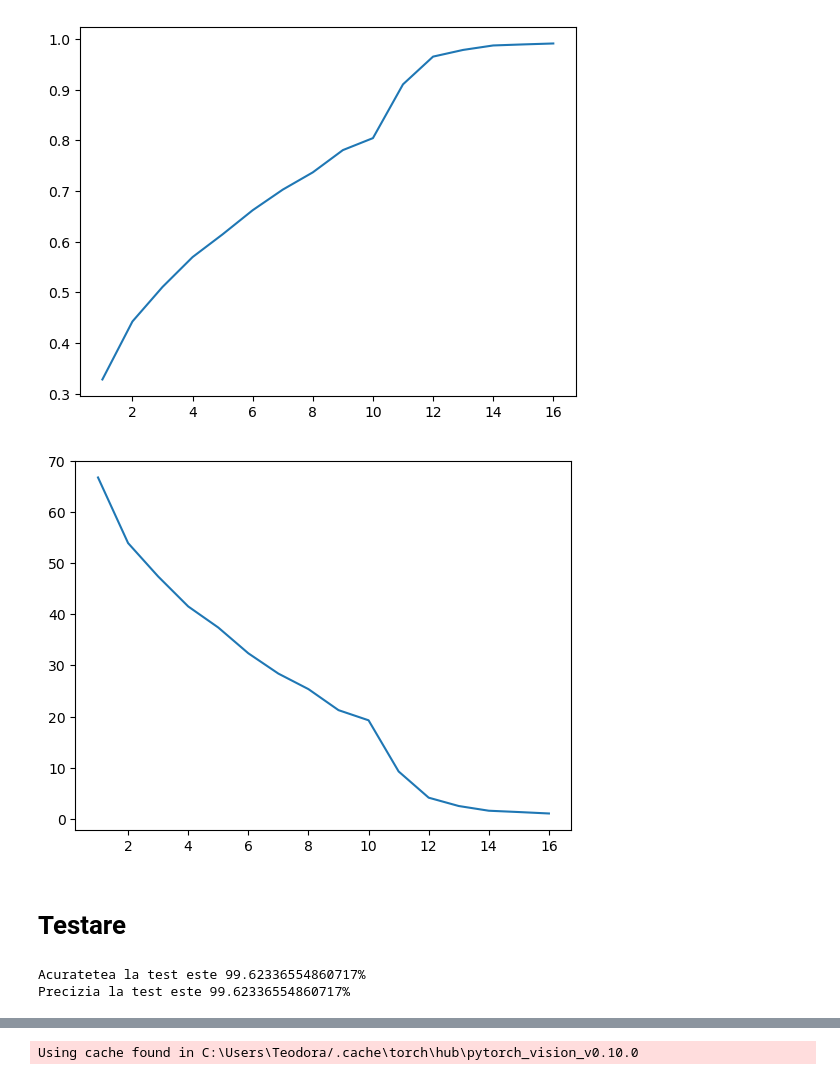
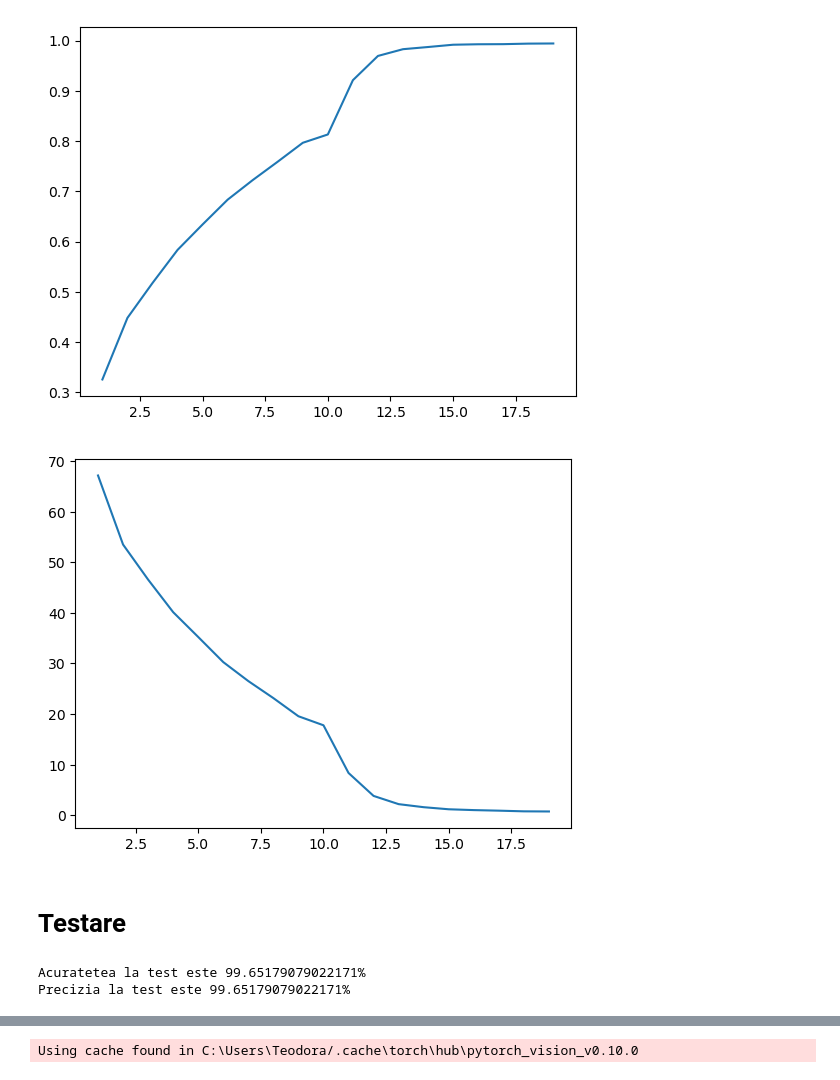
Before and after one commit to teodora-vaman/Painting-Retrieval, a Jupyter notebook: training.ipynb, the cells around one changed output, grey strips where cells are left out. Saved outputs shown, nothing was run; the diff lists cells and outputs as text; code cells hidden in the pictures.

Commit message:
74 acuratete

```diff
--- a/training.ipynb
+++ b/training.ipynb
@@ -93,7 +93,6 @@ device = torch.device("cuda" if torch.cuda.is_available() else "cpu")
 mobile_net.to(device)
 torch.backends.cudnn.benchmark = True
 
-# mobile_net.load_state_dict(torch.load('mobileNet_PandoraTrain3.pt'))
 
 
 # Training Param
@@ -101,15 +100,19 @@ torch.backends.cudnn.benchmark = True
 #     param.requires_grad = False
 
 mobile_net.classifier[1] = nn.Linear(in_features=1280, out_features=18, bias=True)
+
+
+
 # mobile_net.classifier[6] = nn.Linear(in_features=4096, out_features=18, bias=True)
 
 
 loss_function = nn.CrossEntropyLoss(reduction="sum")
-optim = torch.optim.AdamW(mobile_net.parameters(), lr=0.001)
-scheduler = torch.optim.lr_scheduler.StepLR(optimizer = optim, step_size = 10, gamma=0.1)
+optim = torch.optim.AdamW(mobile_net.parameters(), lr=0.01)
+scheduler = torch.optim.lr_scheduler.StepLR(optimizer = optim, step_size = 20, gamma=0.1)
 
 train_data_dataset = DatasetPandora(excel_train)
 train_loader = DataLoader(train_data_dataset, batch_size=128, shuffle=True, num_workers=0, pin_memory=True)
+# mobile_net.load_state_dict(torch.load('mobileNet_PandoraTrain6.pt'))
 
 nr_epoci = 50
 mobile_net.train()
@@ -120,12 +123,15 @@ model_acc = []
 
 ## TRAIN ##
 
+print(len(train_loader.dataset))
+
 for epoca in range(nr_epoci):
     running_loss = 0.0
     running_corrects  = 0.0
 
     print(" --------  Start Epoca {}".format(epoca+1))
     for data, labels in train_loader:
+
         batch_data = data.to(torch.device('cuda'))
         labels = labels.to(torch.device('cuda'))
 
@@ -143,16 +149,17 @@ for epoca in range(nr_epoci):
 
         running_loss += loss.item() * 32
         running_corrects += torch.sum(predictions == labels)
+
         # print(running_loss)
-
 
     epoch_loss = running_loss / len(train_loader.dataset)
     epoch_acc = running_corrects.double() / len(train_loader.dataset)
     scheduler.step()
 
     print("-- EPOCA {} ----  Acuratetea: {} - Loss: {}".format(epoca+1, epoch_acc * 100, epoch_loss))
+
     model_losses.append(epoch_loss)
     model_acc.append(epoch_acc)
-    torch.save(mobile_net.state_dict(), '.\\mobileNet_PandoraTrain4.pt')
+    torch.save(mobile_net.state_dict(), '.\\mobileNet_PandoraTrain6.pt')
 # %% [output]
 Using cache found in C:\Users\Teodora/.cache\torch\hub\pytorch_vision_v0.10.0
@@ -177,26 +183,26 @@ KeyboardInterrupt:
 # %%
 def my_plot(epochs, loss):
     plt.plot(epochs, loss)
 
 new_model_acc = []
 for model_acc_index in model_acc:
     new_model_acc.append(model_acc_index.to(torch.device('cpu')))
 
 
 # new_model_loss = []
 # for model_loss in model_losses:
 #     # new_model_loss.append(model_loss.to(torch.device('cpu')))
 #     model_loss.to(torch.device('cpu'))
 # # my_plot(np.linspace(1, 20, 20).astype(int), model_acc.to(torch.device('cpu')))
 
 plt.figure()
-my_plot(np.linspace(1, 16, 16).astype(int), new_model_acc)
+my_plot(np.linspace(1, 19, 19).astype(int), new_model_acc)
 
 plt.figure()
-my_plot(np.linspace(1, 16, 16).astype(int), model_losses)
+my_plot(np.linspace(1, 19, 19).astype(int), model_losses)
 # %% [output]
-[figure, old version]
+[figure, new version]
-[figure, old version]
+[figure, new version]
 # %% [markdown]
 # Testare
 # %%
@@ -244,8 +250,8 @@ precision = np.sum(predictii==real_labels) / ( np.sum(predictii!=real_labels) +
 print( 'Acuratetea la test este {}%'.format(acc*100) )
 print( 'Precizia la test este {}%'.format(precision*100) )
 # %% [output]
-Acuratetea la test este 99.62336554860717%
-Precizia la test este 99.62336554860717%
+Acuratetea la test este 99.65179079022171%
+Precizia la test este 99.65179079022171%
 # %%
 s = 0
 for i, pred in enumerate(predictii):
```
Also changed, not shown: parts of 4 cells of this notebook, 4 other files.
